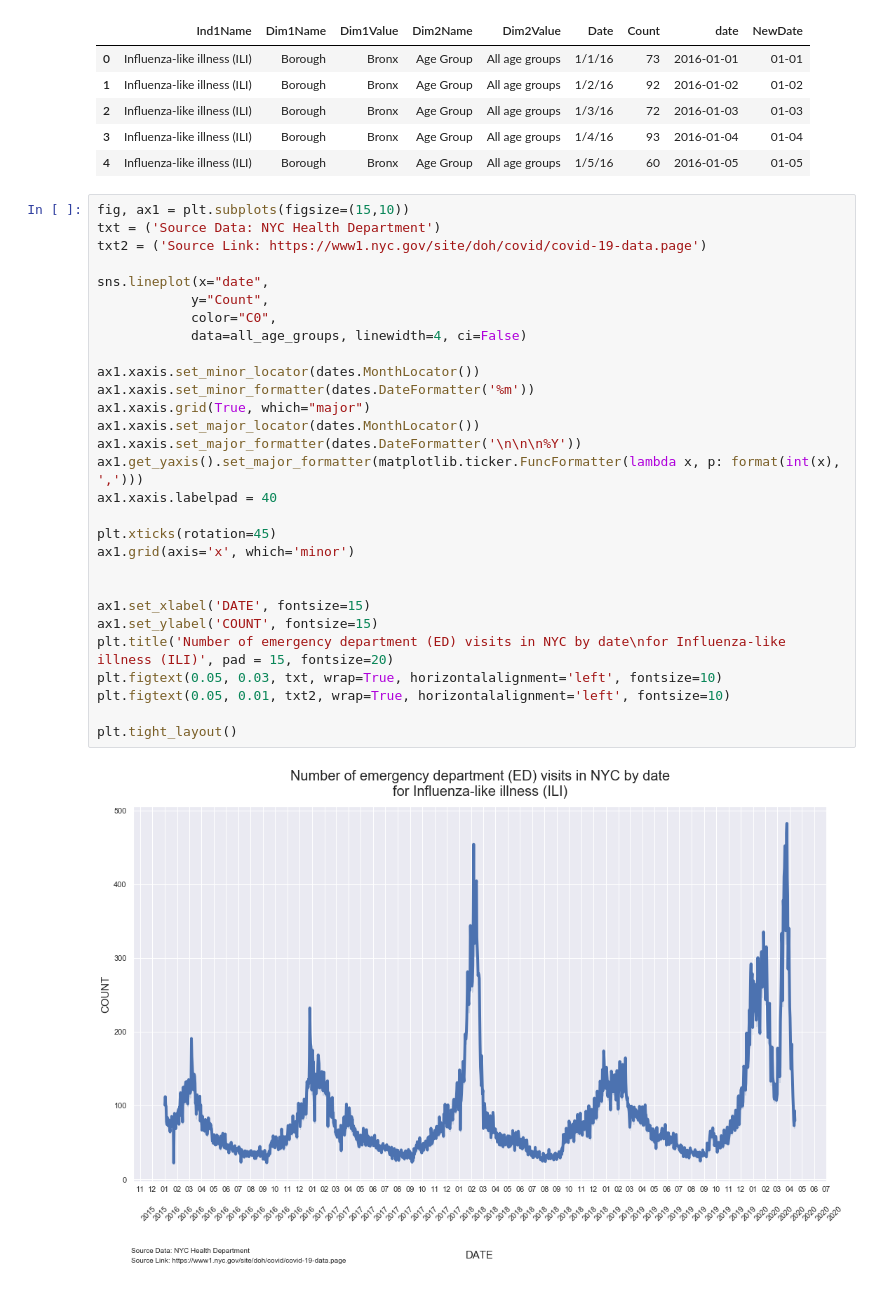
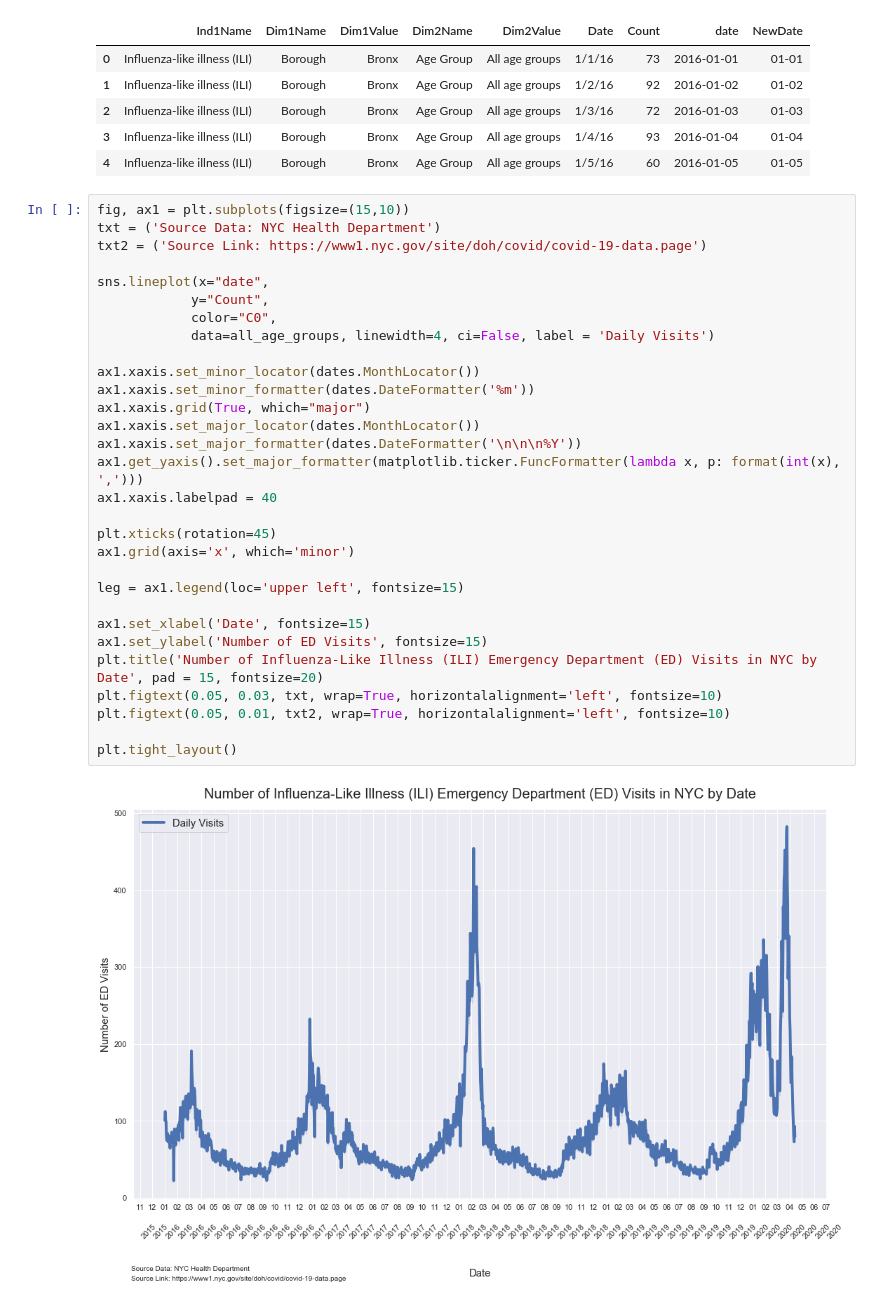
Before and after one commit to mebauer/covid-19-nyc, a Jupyter notebook: covid-19-nyc.ipynb, the cells around one changed output. Drawn from its saved outputs; the diff is of its cells as text.

```diff
--- a/covid-19-nyc.ipynb
+++ b/covid-19-nyc.ipynb
@@ -493,31 +598,32 @@ all_age_groups.head()
 # %%
 fig, ax1 = plt.subplots(figsize=(15,10))
 txt = ('Source Data: NYC Health Department')
 txt2 = ('Source Link: https://www1.nyc.gov/site/doh/covid/covid-19-data.page')
 
 sns.lineplot(x="date",
             y="Count",
             color="C0",
-            data=all_age_groups, linewidth=4, ci=False)
+            data=all_age_groups, linewidth=4, ci=False, label = 'Daily Visits')
 
 ax1.xaxis.set_minor_locator(dates.MonthLocator())
 ax1.xaxis.set_minor_formatter(dates.DateFormatter('%m'))
 ax1.xaxis.grid(True, which="major")
 ax1.xaxis.set_major_locator(dates.MonthLocator())
 ax1.xaxis.set_major_formatter(dates.DateFormatter('\n\n\n%Y'))
 ax1.get_yaxis().set_major_formatter(matplotlib.ticker.FuncFormatter(lambda x, p: format(int(x), ',')))
 ax1.xaxis.labelpad = 40
 
 plt.xticks(rotation=45)
 ax1.grid(axis='x', which='minor')
 
+leg = ax1.legend(loc='upper left', fontsize=15)
 
-ax1.set_xlabel('DATE', fontsize=15)
-ax1.set_ylabel('COUNT', fontsize=15)
-plt.title('Number of emergency department (ED) visits in NYC by date\nfor Influenza-like illness (ILI)', pad = 15, fontsize=20)
+ax1.set_xlabel('Date', fontsize=15)
+ax1.set_ylabel('Number of ED Visits', fontsize=15)
+plt.title('Number of Influenza-Like Illness (ILI) Emergency Department (ED) Visits in NYC by Date', pad = 15, fontsize=20)
 plt.figtext(0.05, 0.03, txt, wrap=True, horizontalalignment='left', fontsize=10)
 plt.figtext(0.05, 0.01, txt2, wrap=True, horizontalalignment='left', fontsize=10)
 
 plt.tight_layout()
 # %% [output]
-[figure, old version]
+[figure, new version]
```
Also changed, not shown: parts of 27 cells of this notebook, 1 other file.
